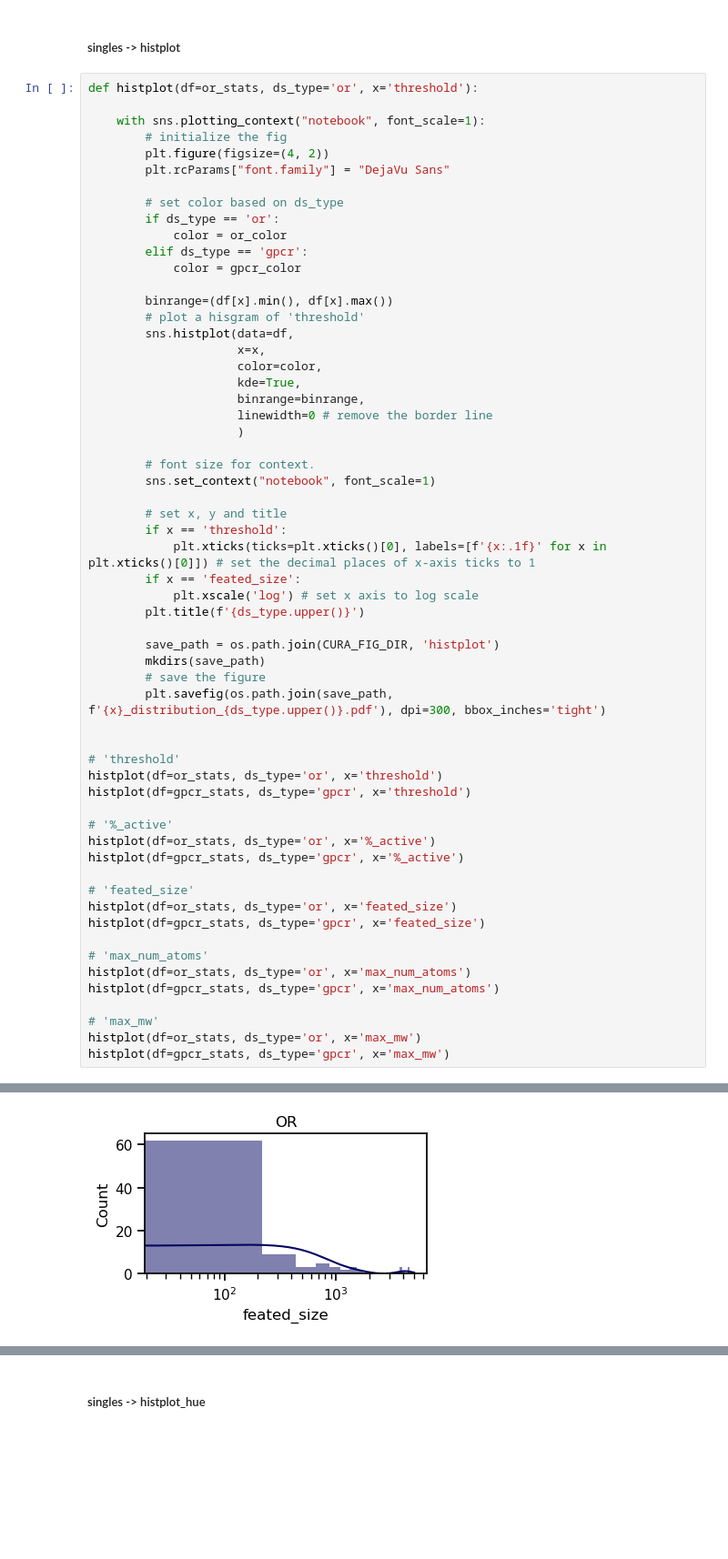
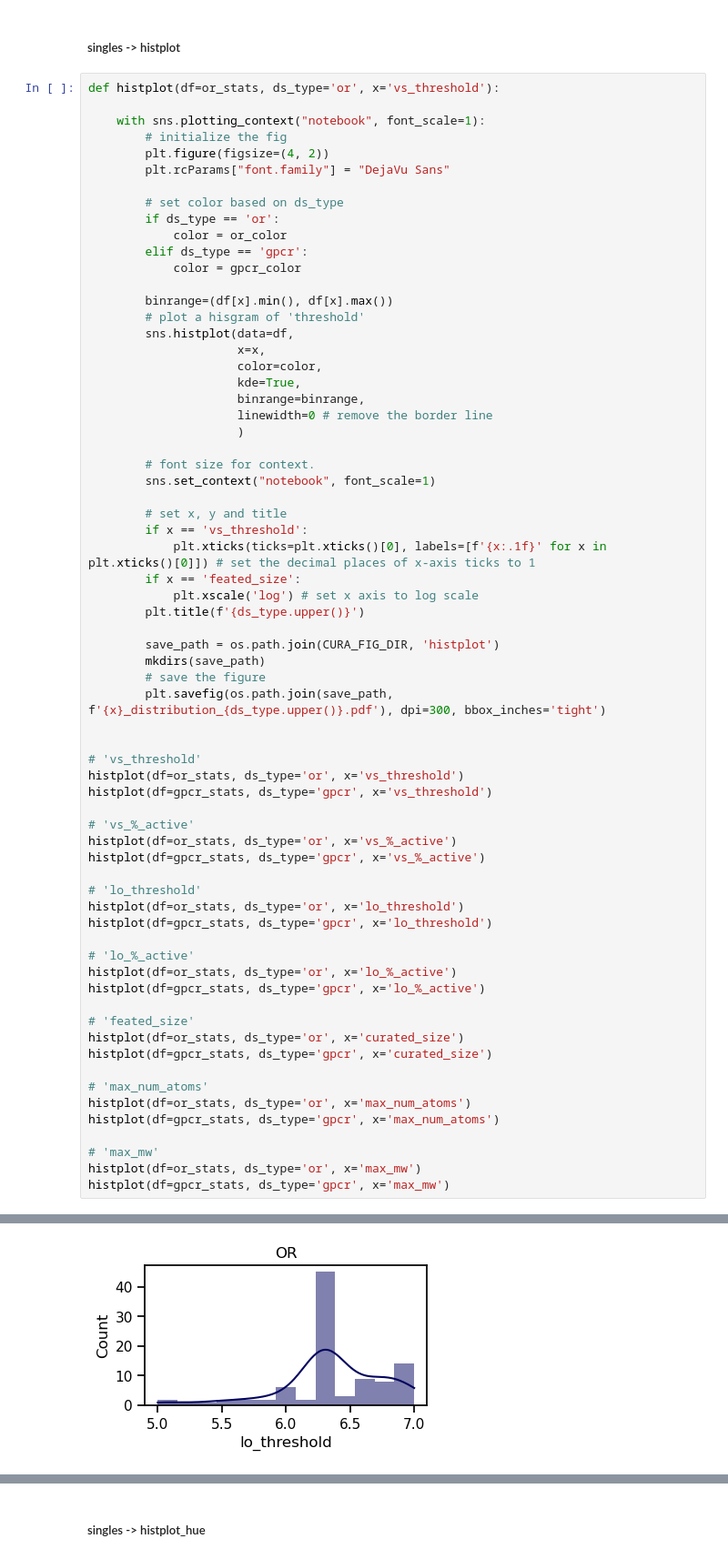
Before and after one commit to xixichennn/datacat4ml, a Jupyter notebook: datacat4ml/Scripts/data_prep/data_prep_viz.ipynb, the cells around one changed output, grey strips where cells are left out. Shown at 91% size. Saved outputs shown, nothing was run; the diff lists cells and outputs as text; blank space fills up the shorter version.

Commit message:
apply different thresholds based on model aim, i.e. lead optimization (LO) or virtual screening (VS)

```diff
--- a/datacat4ml/Scripts/data_prep/data_prep_viz.ipynb
+++ b/datacat4ml/Scripts/data_prep/data_prep_viz.ipynb
@@ -569,7 +564,7 @@ def type_activity_space(target='CHEMBL233', startangle=-90, fig_format='pdf'):
 # %% [markdown]
 ##### singles -> histplot
 # %%
-def histplot(df=or_stats, ds_type='or', x='threshold'):
+def histplot(df=or_stats, ds_type='or', x='vs_threshold'):
 
     with sns.plotting_context("notebook", font_scale=1):
         # initialize the fig
@@ -596,7 +591,7 @@ def histplot(df=or_stats, ds_type='or', x='threshold'):
         sns.set_context("notebook", font_scale=1)
 
         # set x, y and title
-        if x == 'threshold':
+        if x == 'vs_threshold':
             plt.xticks(ticks=plt.xticks()[0], labels=[f'{x:.1f}' for x in plt.xticks()[0]]) # set the decimal places of x-axis ticks to 1
         if x == 'feated_size':
             plt.xscale('log') # set x axis to log scale
@@ -608,17 +603,25 @@ def histplot(df=or_stats, ds_type='or', x='threshold'):
         plt.savefig(os.path.join(save_path, f'{x}_distribution_{ds_type.upper()}.pdf'), dpi=300, bbox_inches='tight')
 
 
-# 'threshold'
-histplot(df=or_stats, ds_type='or', x='threshold')
-histplot(df=gpcr_stats, ds_type='gpcr', x='threshold')
+# 'vs_threshold'
+histplot(df=or_stats, ds_type='or', x='vs_threshold')
+histplot(df=gpcr_stats, ds_type='gpcr', x='vs_threshold')
 
-# '%_active'
-histplot(df=or_stats, ds_type='or', x='%_active')
-histplot(df=gpcr_stats, ds_type='gpcr', x='%_active')
+# 'vs_%_active'
+histplot(df=or_stats, ds_type='or', x='vs_%_active')
+histplot(df=gpcr_stats, ds_type='gpcr', x='vs_%_active')
+
+# 'lo_threshold'
+histplot(df=or_stats, ds_type='or', x='lo_threshold')
+histplot(df=gpcr_stats, ds_type='gpcr', x='lo_threshold')
+
+# 'lo_%_active'
+histplot(df=or_stats, ds_type='or', x='lo_%_active')
+histplot(df=gpcr_stats, ds_type='gpcr', x='lo_%_active')
 
 # 'feated_size'
-histplot(df=or_stats, ds_type='or', x='feated_size')
-histplot(df=gpcr_stats, ds_type='gpcr', x='feated_size')
+histplot(df=or_stats, ds_type='or', x='curated_size')
+histplot(df=gpcr_stats, ds_type='gpcr', x='curated_size')
 
 # 'max_num_atoms'
 histplot(df=or_stats, ds_type='or', x='max_num_atoms')
@@ -635 +638 @@ histplot(df=gpcr_stats, ds_type='gpcr', x='max_mw')
-[figure, old version]
+[figure, new version]
```
Also changed, not shown: parts of 13 cells of this notebook, 4 other files.
